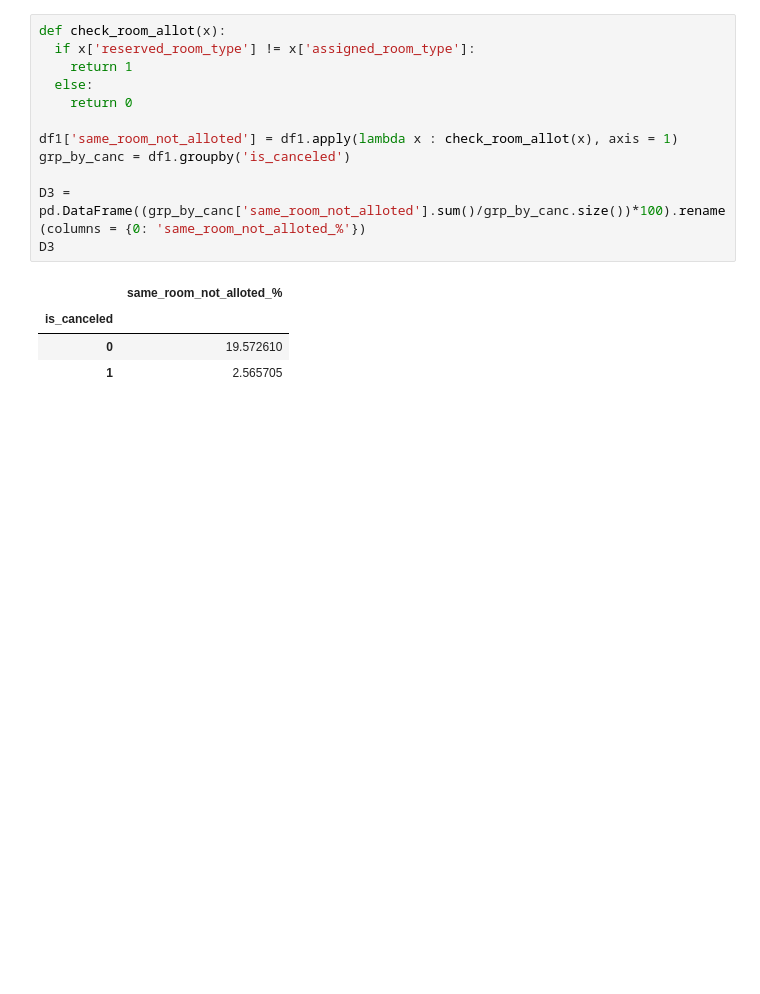
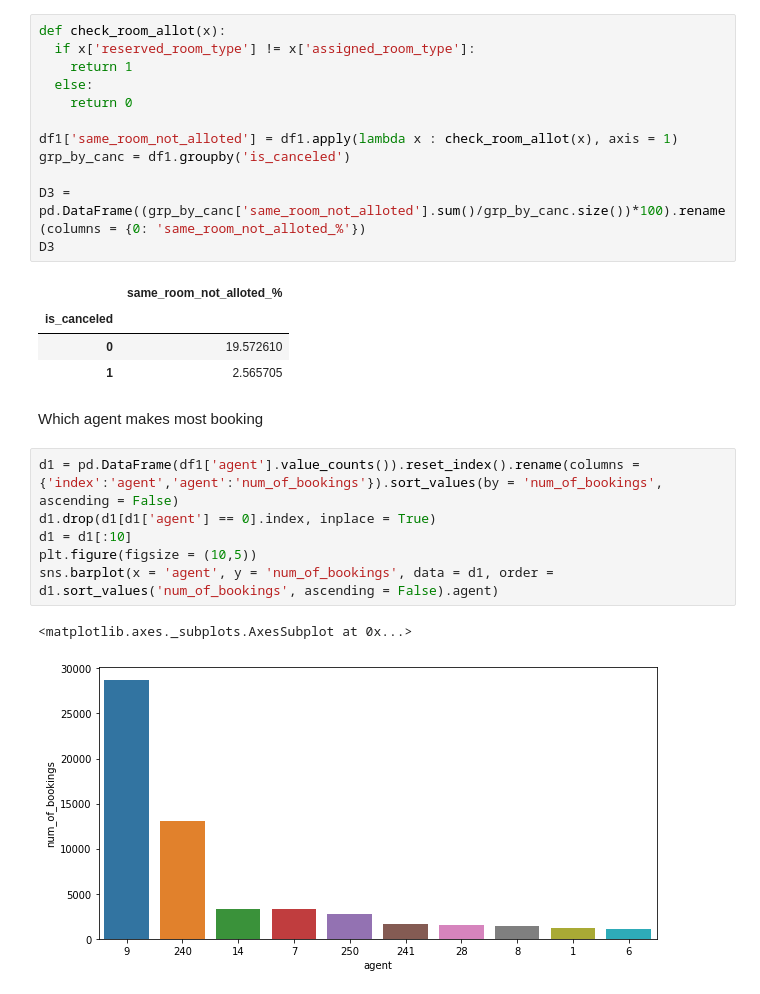
Before and after one commit to Neerajdataguy/EDA-Hotel-Booking, a Jupyter notebook: EDA(Group)_Hotel_Booking_Analysis_Capstone_Project.ipynb, the cells around one changed output. Saved outputs shown, nothing was run; the diff lists cells and outputs as text; blank space fills up the shorter version.

```diff
--- a/EDA(Group)_Hotel_Booking_Analysis_Capstone_Project.ipynb
+++ b/EDA(Group)_Hotel_Booking_Analysis_Capstone_Project.ipynb
@@ -396,3 +425,14 @@ D3
 | is_canceled |  |
 | 0 | 19.572610 |
 | 1 | 2.565705 |
+# %% [markdown]
+Which agent makes most booking
+# %%
+d1 = pd.DataFrame(df1['agent'].value_counts()).reset_index().rename(columns = {'index':'agent','agent':'num_of_bookings'}).sort_values(by = 'num_of_bookings', ascending = False)
+d1.drop(d1[d1['agent'] == 0].index, inplace = True)
+d1 = d1[:10]
+plt.figure(figsize = (10,5))
+sns.barplot(x = 'agent', y = 'num_of_bookings', data = d1, order = d1.sort_values('num_of_bookings', ascending = False).agent)
+# %% [output]
+<matplotlib.axes._subplots.AxesSubplot at 0x...>
+[figure, added]
```
Also changed, not shown: parts of 13 cells of this notebook.
